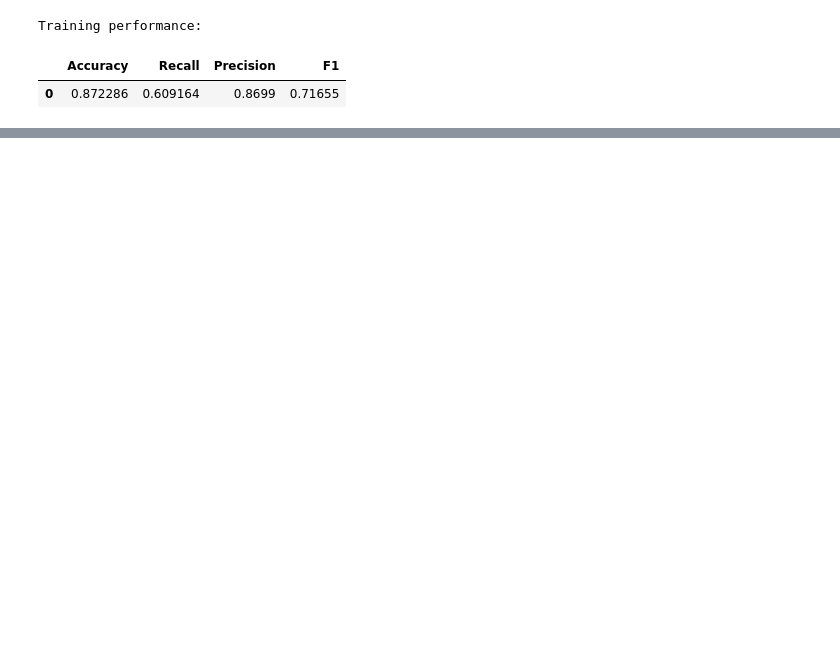
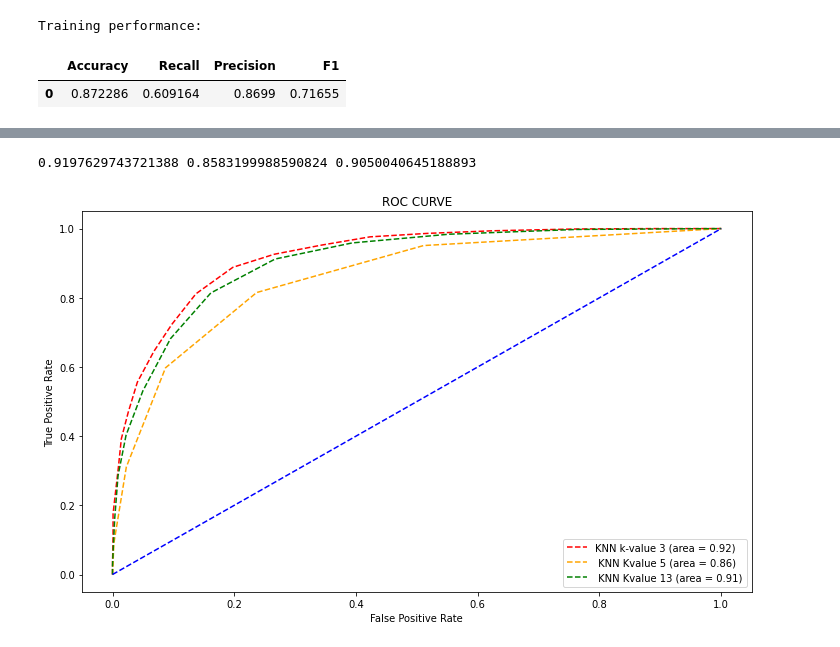
Before and after one commit to cfreeman22/data_mining_1_D209, a Jupyter notebook: D209_data_mining1_task1.ipynb, the cells around one changed output, grey strips where cells are left out. Cells and saved outputs as stored; diff of their text form; code cells hidden in the pictures; blank space fills up the shorter version.

```diff
--- a/D209_data_mining1_task1.ipynb
+++ b/D209_data_mining1_task1.ipynb
@@ -588,0 +527,32 @@ Training performance:
+# %%
+# Find fpr, tpr and threshold values
+fpr1, tpr1, thresholds1 = roc_curve(y_test, knn.predict_proba(scaled_X_test)[:, 1], pos_label=1)
+fpr2, tpr2, thresholds2 = roc_curve(y_test, knn2.predict_proba(scaled_X_test)[:, 1], pos_label=1)
+fpr3, tpr3, thresholds3 = roc_curve(y_test, full_knn_cv_classifier.predict_proba(X_test)[:, 1], pos_label=1)
+#ROC CURVE FOR TPR = FPR
+random_probs = [0 for i in range(len(y_test))]
+p_fpr, p_tpr, _ = roc_curve(y_test, random_probs, pos_label=1)
+# %%
+# AUC scores for the three models
+auc_score1 = roc_auc_score(y_test,knn.predict_proba(scaled_X_test)[:, 1])
+auc_score2 = roc_auc_score(y_test,knn2.predict_proba(scaled_X_test)[:, 1])
+auc_score3 = roc_auc_score(y_test,full_knn_cv_classifier.predict_proba(X_test)[:, 1])
+
+
+print(auc_score1,auc_score2,auc_score3)
+# %% [output]
+0.9197629743721388 0.8583199988590824 0.9050040645188893
+# %%
+plt.figure(figsize=(12, 7))
+plt.plot(fpr1, tpr1, linestyle= '--', color= 'red', label = 'KNN k-value 3 (area = %0.2f)' % auc_score1 )
+plt.plot(fpr2, tpr2, linestyle= '--', color= 'orange', label = ' KNN Kvalue 5 (area = %0.2f)' % auc_score2 )
+plt.plot(fpr3, tpr3, linestyle= '--', color= 'green', label = ' KNN Kvalue 13 (area = %0.2f)' % auc_score3 )
+plt.plot(p_fpr, p_tpr, linestyle= '--', color= 'blue')
+
+plt.xlabel("False Positive Rate")
+plt.ylabel("True Positive Rate")
+plt.title("ROC CURVE")
+plt.legend(loc="best")
+plt.show()
+# %% [output]
+[figure, added]
```
Also changed, not shown: parts of 45 cells of this notebook.
